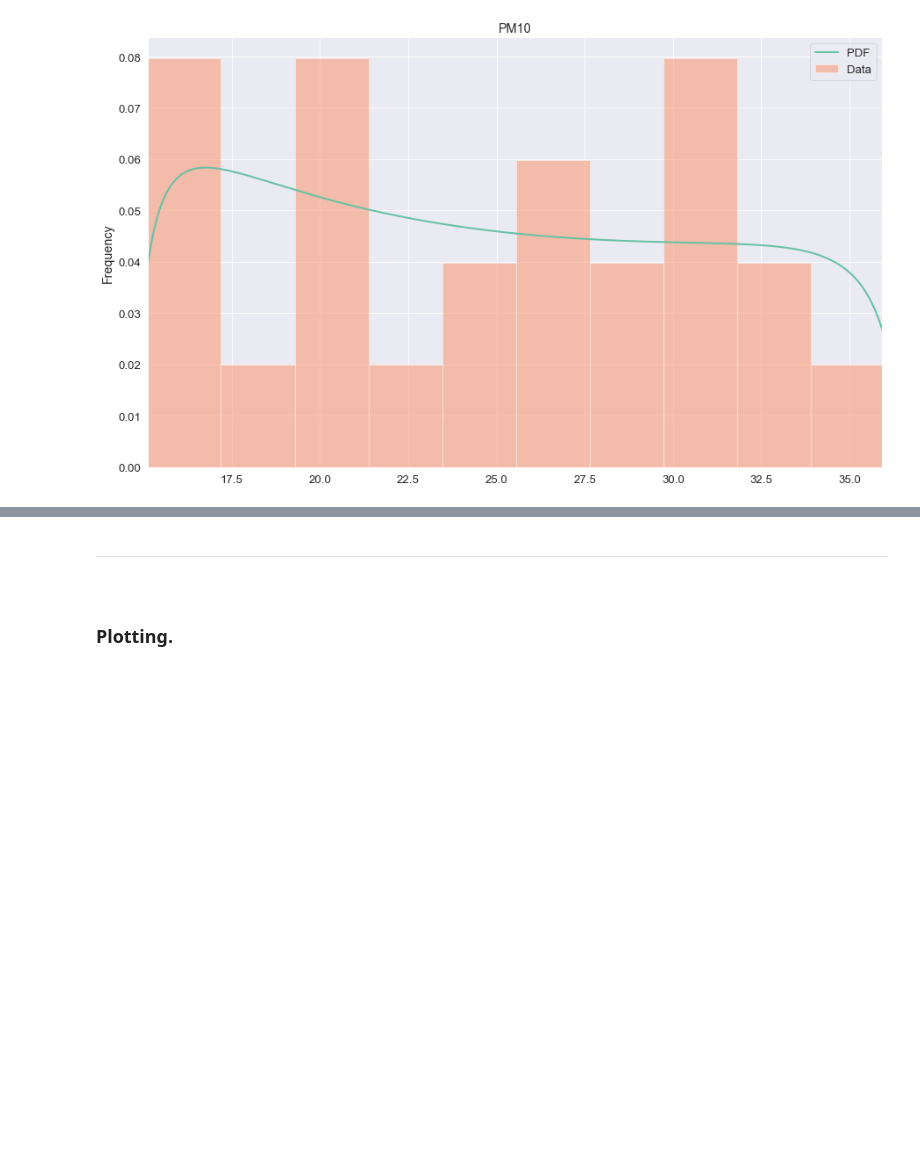
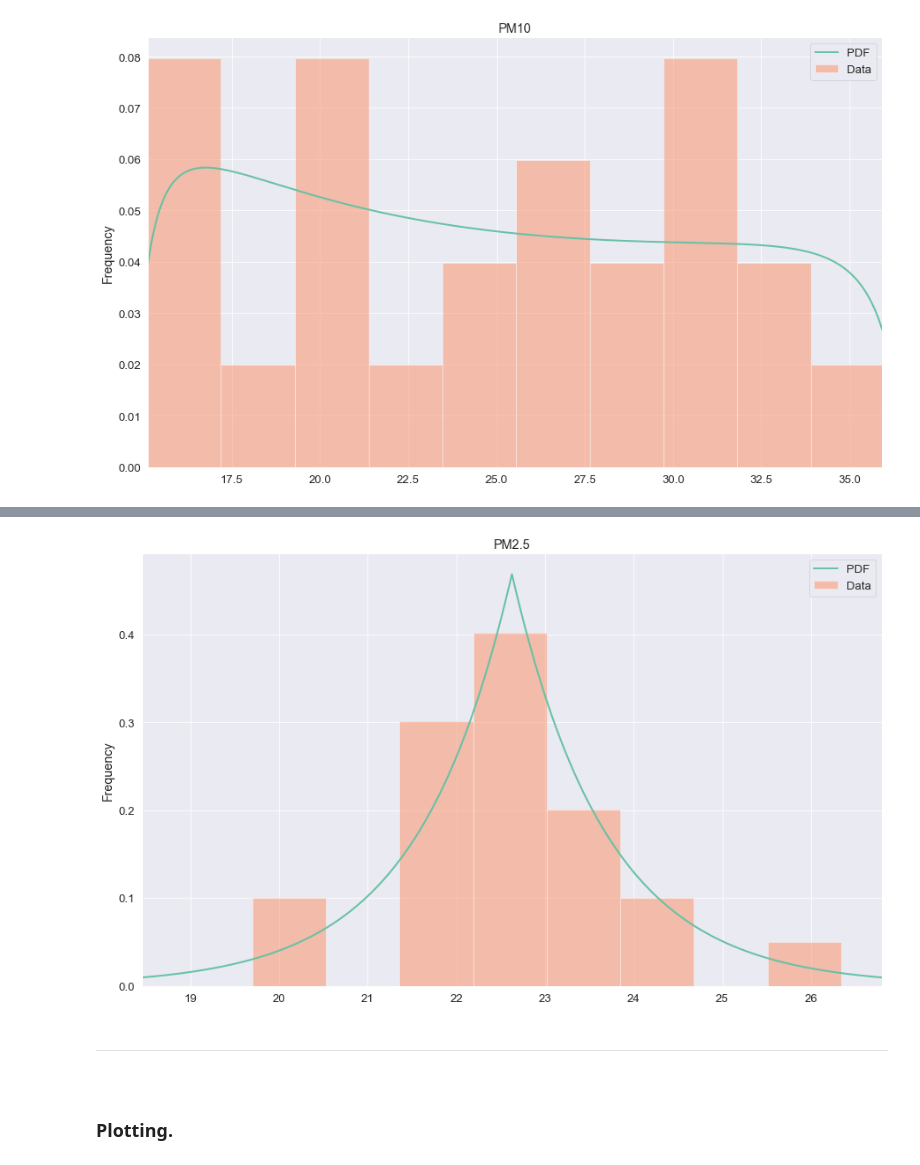
Before and after one commit to olgarozhdestvina/Air-Pollution-in-Dublin, a Jupyter notebook: Dublin_Air_Pollution.ipynb, the cells around one changed output, grey strips where cells are left out. Saved outputs shown, nothing was run; the diff lists cells and outputs as text; code cells hidden in the pictures; blank space fills up the shorter version.

Commit message:
Performed K-S test on PM2.5 data and built a plot with laplace distribution.

```diff
--- a/Dublin_Air_Pollution.ipynb
+++ b/Dublin_Air_Pollution.ipynb
@@ -452,3 +479,8 @@ plot_data_with_pdf_fitted("PM10", johnsonsb)
+# %%
+# Plot PM2.5 with laplace distribution fitted.
+plot_data_with_pdf_fitted("PM2.5", laplace)
+# %% [output]
+[figure, added]
 # %% [markdown]
 ___
 
```
Also changed, not shown: parts of 3 cells of this notebook.
